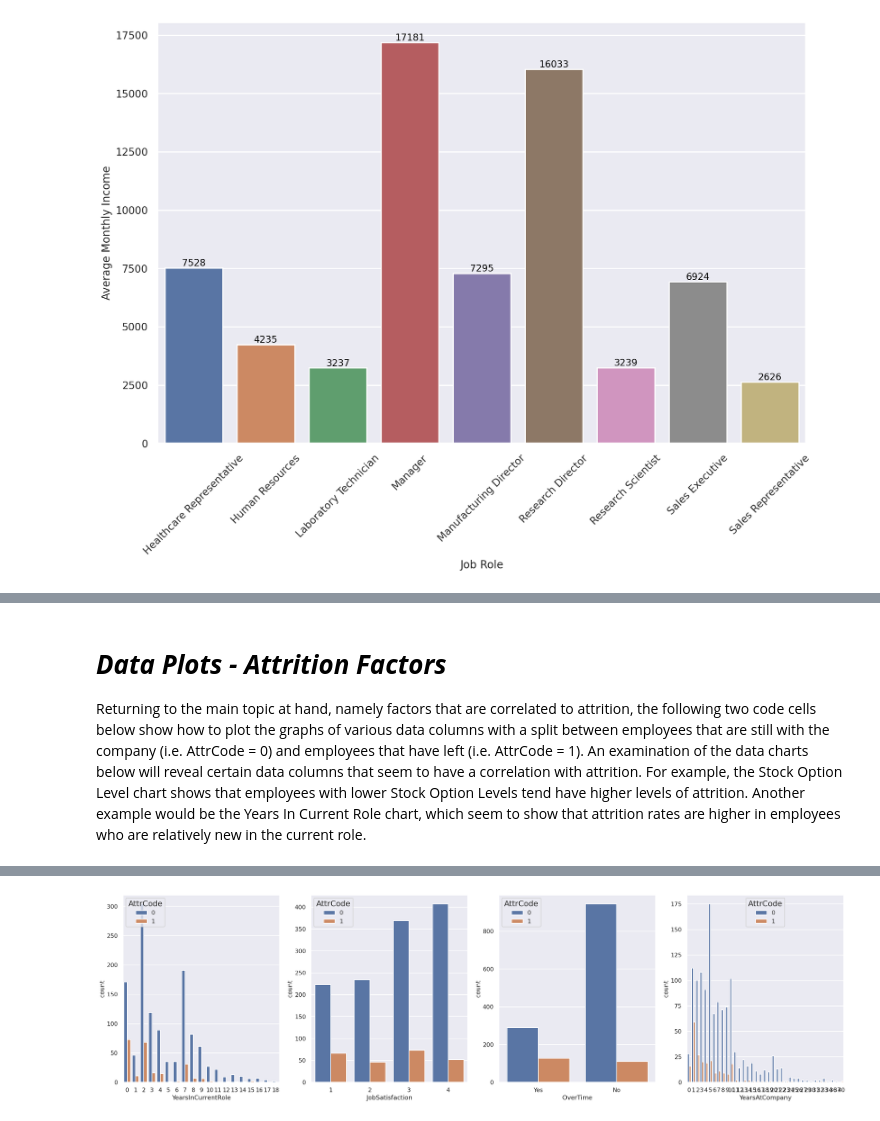
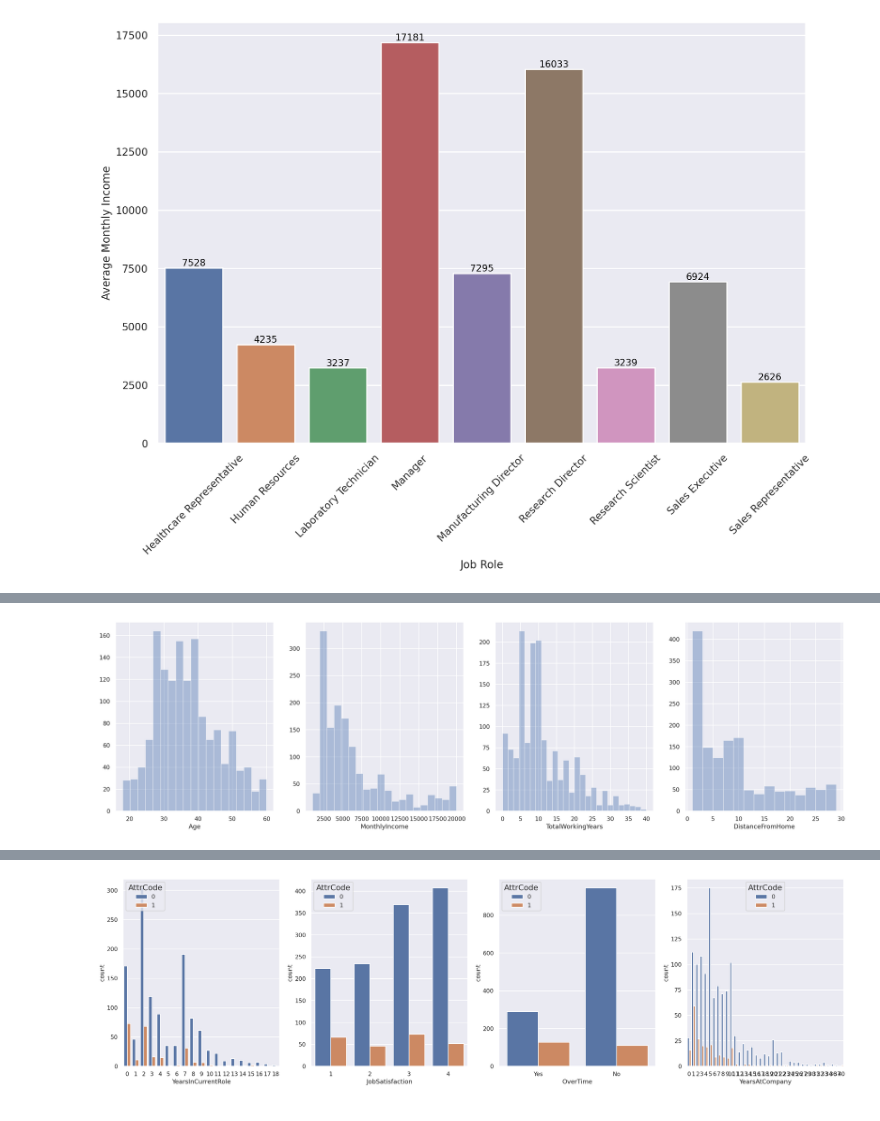
Before and after one commit to choonhs/DS360, a Jupyter notebook: Project_HR_Data_Analytics.ipynb, the cells around one changed output, grey strips where cells are left out. Saved outputs shown, nothing was run; the diff lists cells and outputs as text; code cells hidden in the pictures.

```diff
--- a/Project_HR_Data_Analytics.ipynb
+++ b/Project_HR_Data_Analytics.ipynb
@@ -184,8 +187,0 @@ This next example shows how to plot out a histogram which shows the distribution
-# %%
-# Draw a histogram of the ages of employees still in the company
-
-sns.set(rc={'figure.figsize':(12,10)})
-sns.set_context("talk", font_scale=0.8)
-sns.distplot(df['Age'], norm_hist=False, kde=False)
-plt.xlabel("Age")
-plt.ylabel("Count");
@@ -194,3 +188,10 @@ plt.ylabel("Count");
-# %% [markdown]
-# ***Data Plots - Attrition Factors***
-Returning to the main topic at hand, namely factors that are correlated to attrition, the following two code cells below show how to plot the graphs of various data columns with a split between employees that are still with the company (i.e. AttrCode = 0) and employees that have left (i.e. AttrCode = 1). An examination of the data charts below will reveal certain data columns that seem to have a correlation with attrition. For example, the Stock Option Level chart shows that employees with lower Stock Option Levels tend have higher levels of attrition. Another example would be the Years In Current Role chart, which seem to show that attrition rates are higher in employees who are relatively new in the current role.
+# %%
+# Draw a histogram of the ages of employees still in the company
+
+fig, (ax1, ax2, ax3, ax4) = plt.subplots(1,4,figsize=(30,8))
+sns.distplot(df['Age'], norm_hist=False, kde=False, ax=ax1);
+sns.distplot(df['MonthlyIncome'], norm_hist=False, kde=False, ax=ax2);
+sns.distplot(df['TotalWorkingYears'], norm_hist=False, kde=False, ax=ax3);
+sns.distplot(df['DistanceFromHome'], norm_hist=False, kde=False, ax=ax4);
+# %% [output]
+[figure, added]
```
Also changed, not shown: parts of 8 cells of this notebook.
